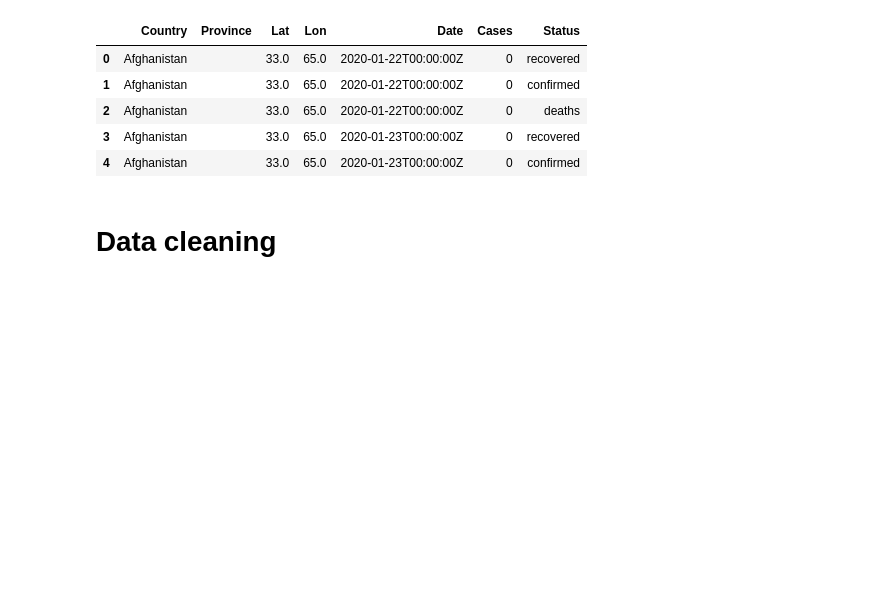
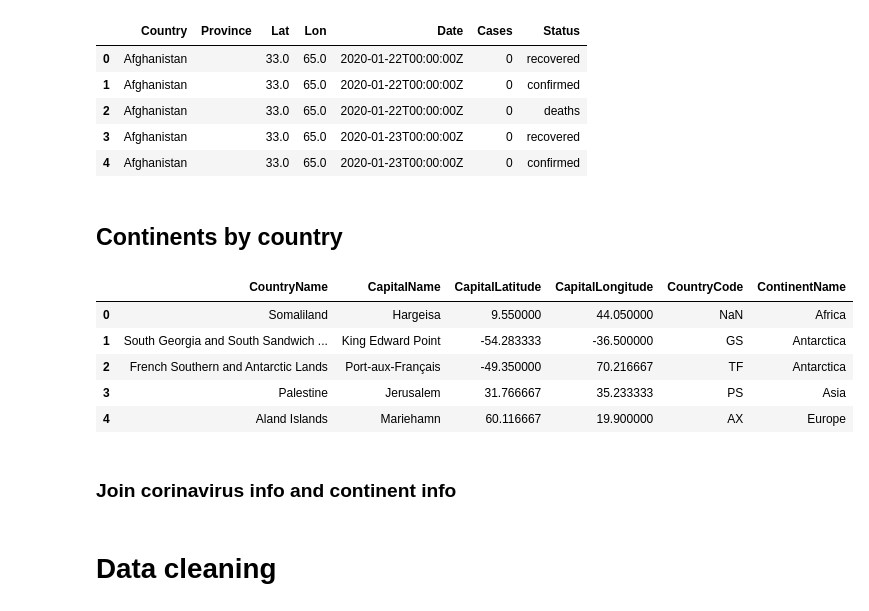
Before and after one commit to kalilu/project-statistical-analysis, a Jupyter notebook: Coronavirus API.ipynb, the cells around one changed output. Cells and saved outputs as stored; diff of their text form; code cells hidden in the pictures; blank space fills up the shorter version.

```diff
--- a/Coronavirus API.ipynb
+++ b/Coronavirus API.ipynb
@@ -57,3 +59,17 @@ df_coronavirus_raw.head()
 | 2 | Afghanistan |  | 33.0 | 65.0 | 2020-01-22T00:00:00Z | 0 | deaths |
 | 3 | Afghanistan |  | 33.0 | 65.0 | 2020-01-23T00:00:00Z | 0 | recovered |
 | 4 | Afghanistan |  | 33.0 | 65.0 | 2020-01-23T00:00:00Z | 0 | confirmed |
+# %% [markdown]
+## Continents by country
+# %%
+df_continents = pd.read_csv('./data/concap.csv')
+df_continents.head()
+# %% [output]
+|  | CountryName | CapitalName | CapitalLatitude | CapitalLongitude | CountryCode | ContinentName |
+| 0 | Somaliland | Hargeisa | 9.550000 | 44.050000 | NaN | Africa |
+| 1 | South Georgia and South Sandwich ... | King Edward Point | -54.283333 | -36.500000 | GS | Antarctica |
+| 2 | French Southern and Antarctic Lands | Port-aux-Français | -49.350000 | 70.216667 | TF | Antarctica |
+| 3 | Palestine | Jerusalem | 31.766667 | 35.233333 | PS | Asia |
+| 4 | Aland Islands | Mariehamn | 60.116667 | 19.900000 | AX | Europe |
+# %% [markdown]
+### Join corinavirus info and continent info
```
Also changed, not shown: parts of 13 cells of this notebook, 1 other file.
